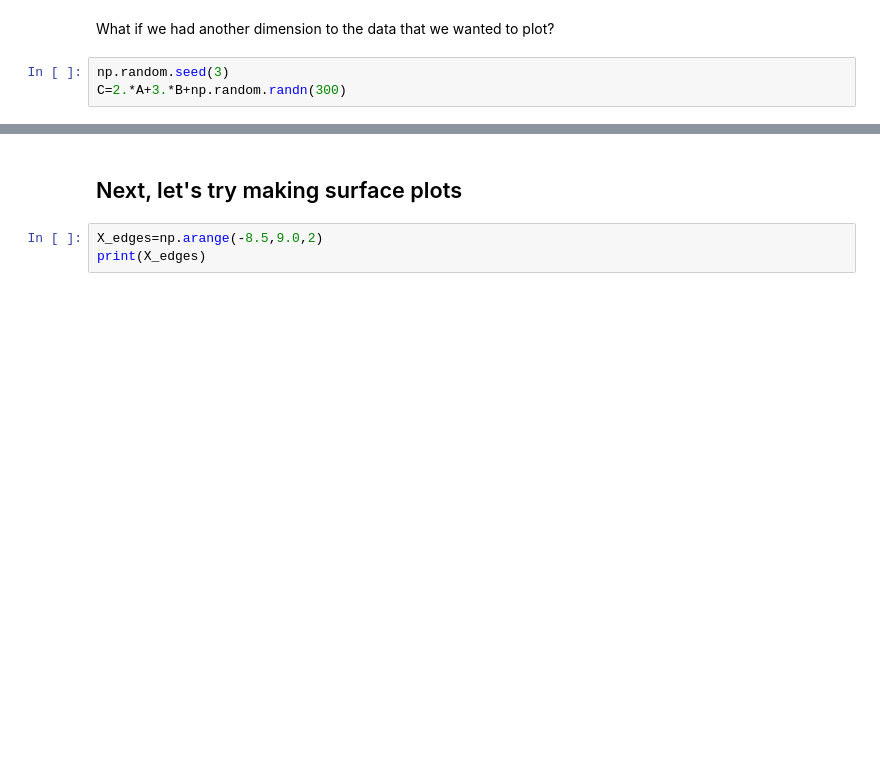
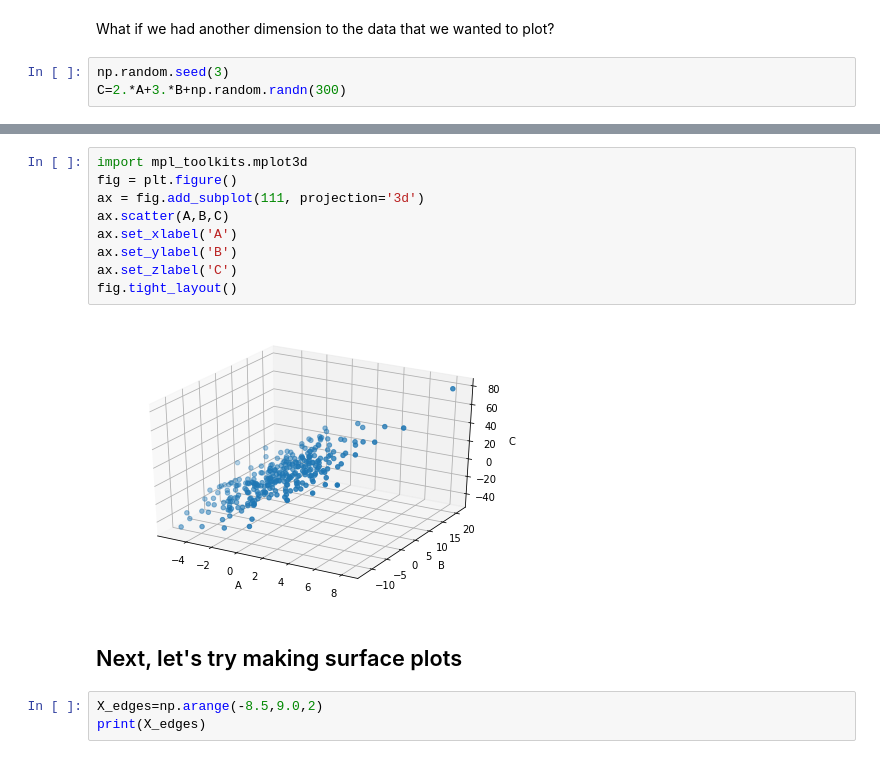
Before and after one commit to bairdlangenbrunner/ESS-Python-Tutorial, a Jupyter notebook: materials/week4/3-More_xyplotting.ipynb, the cells around one changed output, grey strips where cells are left out. Cells and saved outputs as stored; diff of their text form; blank space fills up the shorter version.

```diff
--- a/materials/week4/3-More_xyplotting.ipynb
+++ b/materials/week4/3-More_xyplotting.ipynb
@@ -71,3 +79,14 @@ Text(0.5,1,'Scatter between A and B colored by C \n')
+# %%
+import mpl_toolkits.mplot3d
+fig = plt.figure()
+ax = fig.add_subplot(111, projection='3d')
+ax.scatter(A,B,C)
+ax.set_xlabel('A')
+ax.set_ylabel('B')
+ax.set_zlabel('C')
+fig.tight_layout()
+# %% [output]
+[figure, added]
 # %% [markdown]
 ## Next, let's try making surface plots
 # %%
```
Also changed, not shown: parts of 14 cells of this notebook, 4 other files.
